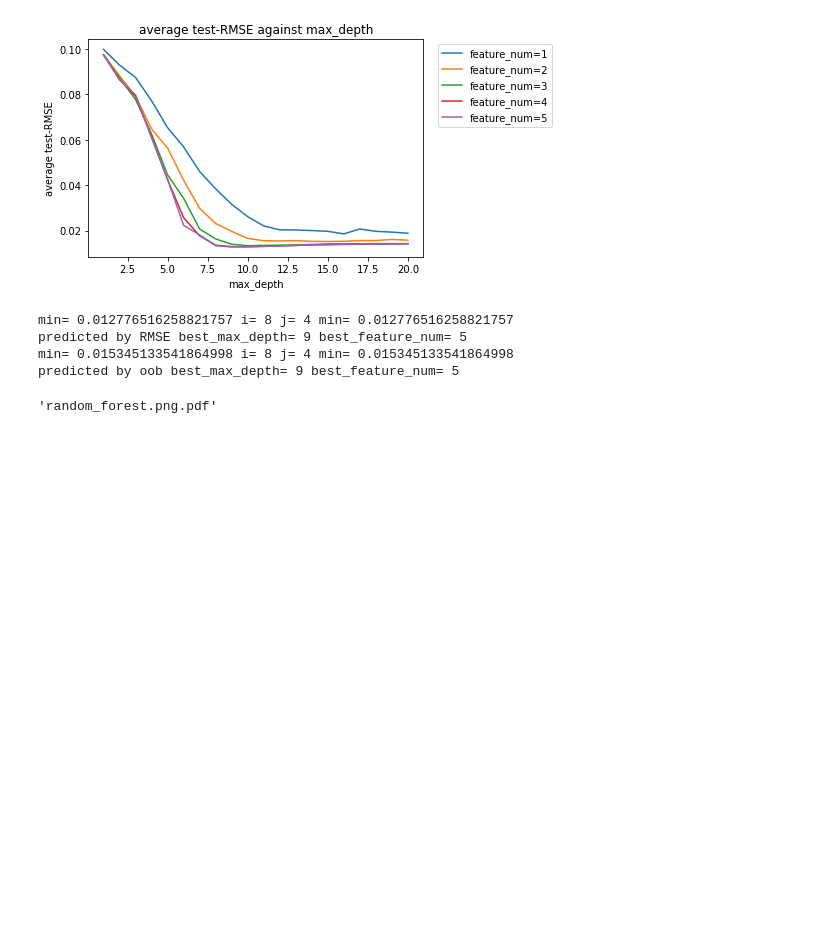
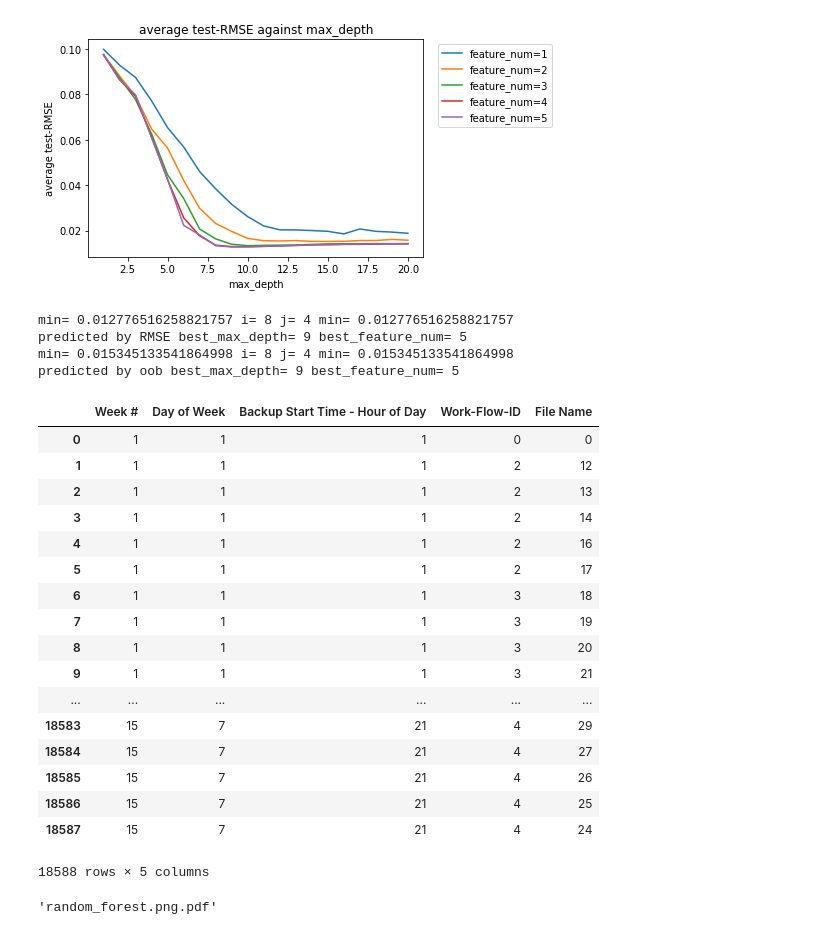
Before and after one commit to ruizhi92/ECE219-Large-Scale-Data-Mining, a Jupyter notebook: Project_4_YiJui_Dataset1.ipynb, the cells around one changed output. Cells and saved outputs as stored; diff of their text form; code cells hidden in the pictures; blank space fills up the shorter version.

```diff
--- a/Project_4_YiJui_Dataset1.ipynb
+++ b/Project_4_YiJui_Dataset1.ipynb
@@ -396,6 +396,27 @@ predicted by oob best_max_depth= 9 best_feature_num= 5
 import graphviz
 from sklearn import tree
 feature_list0=['Week index','Day of Week','Backup Time','Work-Flow-ID','File Name']
+# %%
+df
+# %% [output]
+|  | Week # | Day of Week | Backup Start Time - Hour of Day | Work-Flow-ID | File Name |
+| 0 | 1 | 1 | 1 | 0 | 0 |
+| 1 | 1 | 1 | 1 | 2 | 12 |
+| 2 | 1 | 1 | 1 | 2 | 13 |
+| 3 | 1 | 1 | 1 | 2 | 14 |
+| 4 | 1 | 1 | 1 | 2 | 16 |
+| 5 | 1 | 1 | 1 | 2 | 17 |
+| 6 | 1 | 1 | 1 | 3 | 18 |
+| 7 | 1 | 1 | 1 | 3 | 19 |
+| 8 | 1 | 1 | 1 | 3 | 20 |
+| 9 | 1 | 1 | 1 | 3 | 21 |
+| ... | ... | ... | ... | ... | ... |
+| 18583 | 15 | 7 | 21 | 4 | 29 |
+| 18584 | 15 | 7 | 21 | 4 | 27 |
+| 18585 | 15 | 7 | 21 | 4 | 26 |
+| 18586 | 15 | 7 | 21 | 4 | 25 |
+| 18587 | 15 | 7 | 21 | 4 | 24 |
+18588 rows × 5 columns
 # %%
 # visualize the random forest
 
```
Also changed, not shown: 1 other file.
